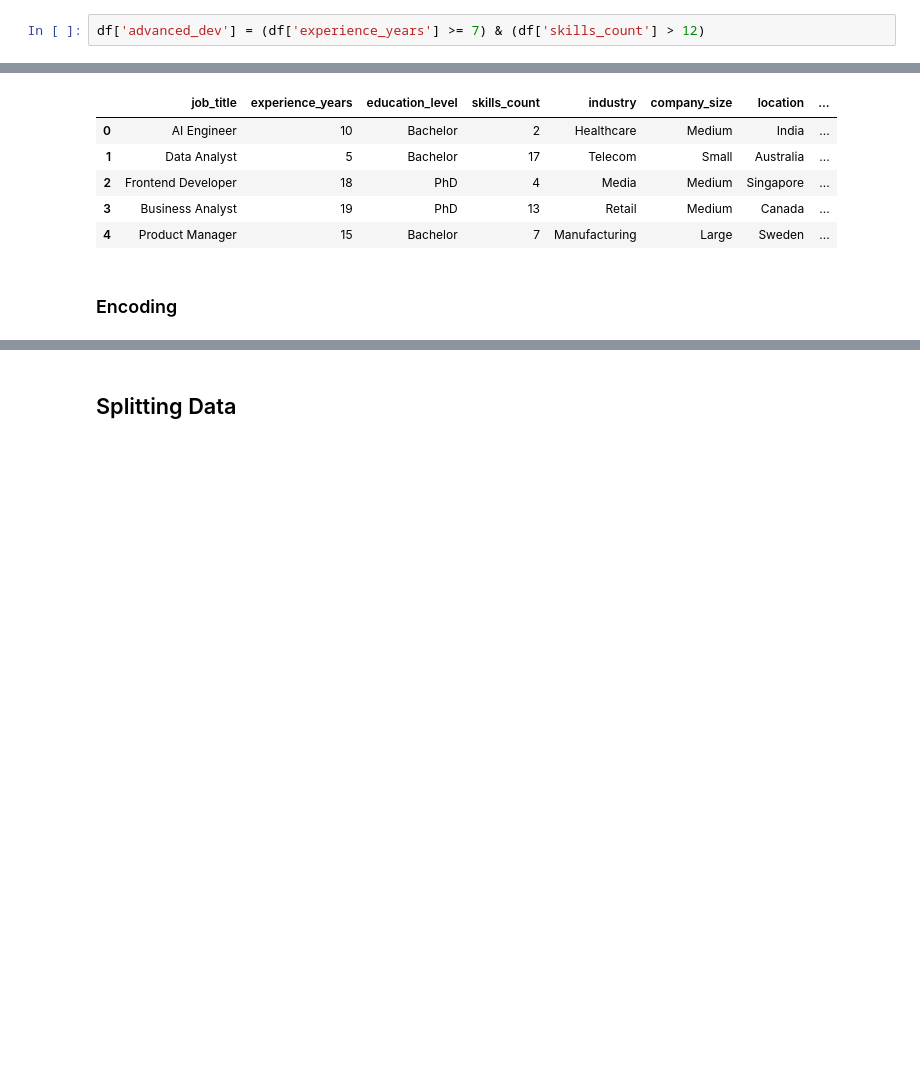
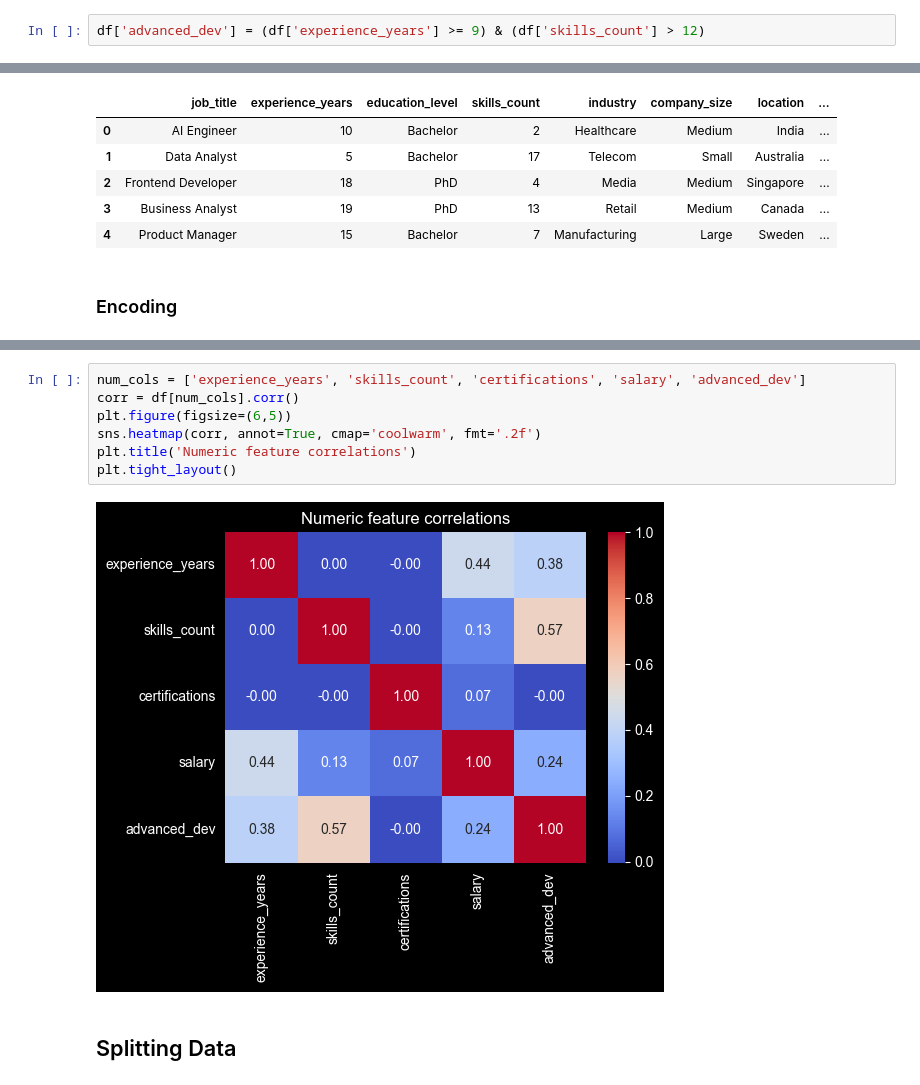
Before and after one commit to pygradsky/Machine-Learning, a Jupyter notebook: Job Salary Prediction/job_work.ipynb, the cells around one changed output, grey strips where cells are left out. Cells and saved outputs as stored; diff of their text form; blank space fills up the shorter version.

```diff
--- a/Job Salary Prediction/job_work.ipynb
+++ b/Job Salary Prediction/job_work.ipynb
@@ -211,7 +211,7 @@ array([10,  5, 18, 19, 15,  0,  6,  4,  1,  8,  3, 14, 11,  9, 17, 12, 13,
 # %% [markdown]
 ### Creating new features
 # %%
-df['advanced_dev'] = (df['experience_years'] >= 7) & (df['skills_count'] > 12)
+df['advanced_dev'] = (df['experience_years'] >= 9) & (df['skills_count'] > 12)
 # %%
 df.head()
 # %% [output]
@@ -238,3 +238,12 @@ df.head()
+# %%
+num_cols = ['experience_years', 'skills_count', 'certifications', 'salary', 'advanced_dev']
+corr = df[num_cols].corr()
+plt.figure(figsize=(6,5))
+sns.heatmap(corr, annot=True, cmap='coolwarm', fmt='.2f')
+plt.title('Numeric feature correlations')
+plt.tight_layout()
+# %% [output]
+[figure, added]
 # %% [markdown]
 ## Splitting Data
 # %%
```
Also changed, not shown: parts of 23 cells of this notebook.
